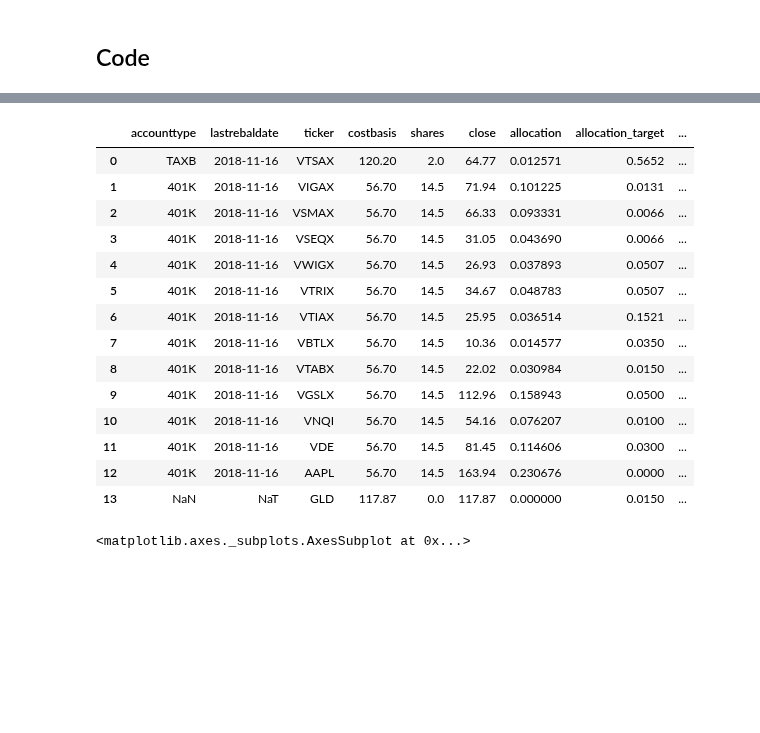
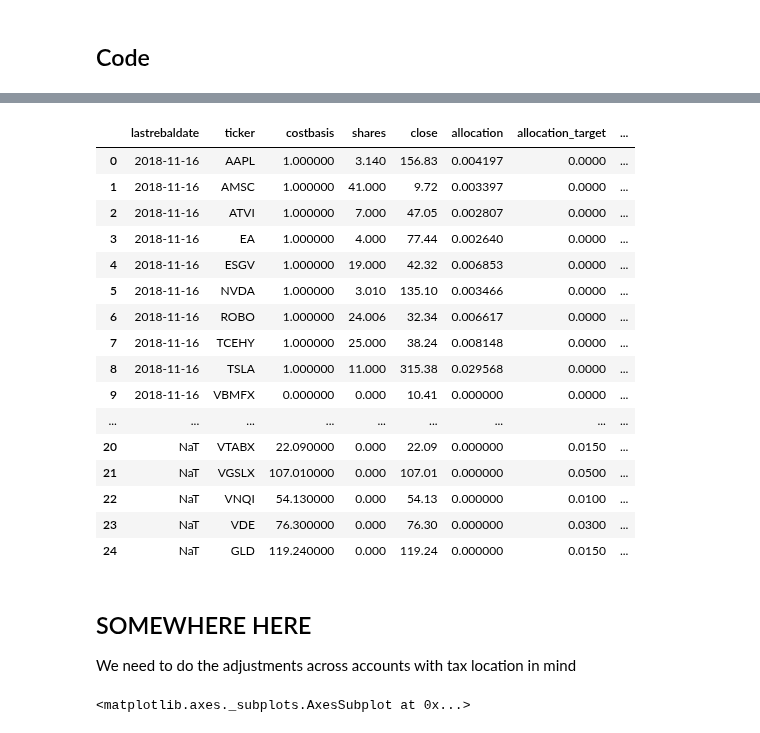
Before and after one commit to pogoetic/rebalance, a Jupyter notebook: portfolio_rebalance.ipynb, the cells around one changed output, grey strips where cells are left out. Drawn from its saved outputs; the diff is of its cells as text; code cells hidden in the pictures; blank space fills up the shorter version.

Commit message:
handle duplicate securities across multiple accounts

```diff
--- a/portfolio_rebalance.ipynb
+++ b/portfolio_rebalance.ipynb
@@ -52,7 +52,7 @@ from keys import tiingo_key
 now = datetime.datetime.now()
 # %%
 #Settings
-new_money_in = 10000
+new_money_in = 0
 #Set our rebalance threshold
 rebal_threshold = .05 #allowable allocation drift
 rebal_timeframe = 180 #in days
@@ -92,6 +97,9 @@ positions_c = [['TAXB','2018-11-16','VTSAX','2012-10-27',120.20,2],
 # %%
 #lookup table for account type abbreviations
 accounttypes = {'TAXB':'Taxable Brokerage', '401K':'401k', 'RIRA':'Roth-IRA', 'TIRA':'Traditional-IRA'}
+assetclasses = {'ST':'Equity Stocks', 'BD':'Bonds Fixed-Income', 'CS':'Cash and Commodities', 'RE':'Real-Estate', 'ALT':'Alternatives'}
+assettypes = {'SEC':'Individual Security', 'ETF':'Exchange Traded Fund', 'MF': 'Mutual Fund', 'IF':'Index Fund'}
+assetregion = {'D':'Domestic','I':'International'}
 
 #initialize target portfolio
 targetalloc = pd.DataFrame(columns = columns_t, data = positions_t)
@@ -104,6 +112,19 @@ start_port = pd.DataFrame(columns = columns_c, data = positions_c)
 start_port.lastrebaldate = pd.to_datetime(start_port.lastrebaldate)
 start_port.basisdate = pd.to_datetime(start_port.basisdate)
 
+#custom apply function
+def f(x):
+    d = {}
+    d['lastrebaldate'] = x['lastrebaldate'].max()
+    d['assetclass'] = x['assetclass'].max()
+    d['basisdate'] = x['basisdate'].min()
+    d['costbasis'] = (x['costbasis'] * x['shares']).sum()/(x['shares'].sum() or 1) #weighted avg
+    d['shares'] = x['shares'].sum()
+    return pd.Series(d, index=['lastrebaldate', 'assetclass', 'basisdate', 'costbasis', 'shares'])
+
+#aggregate by ticker to account for duplicate securities held in different accounts
+agg_port = start_port.groupby(['ticker']).apply(f)
+
 #Define list of distinct tickers we care about
 tickers = set(targetalloc.ticker.unique().tolist()+start_port.ticker.unique().tolist())
 # %%
@@ -133,11 +154,16 @@ ohlc = ohlc.to_frame(name='close')
 ohlc2=ohlc.reset_index(level=1, drop=True)
 # %%
 #concatenate target allocation and latest prices with our portfolio
-start_port_c = pd.merge(start_port, targetalloc, on ='ticker', how ='outer')
+start_port_c = pd.merge(agg_port, targetalloc, on ='ticker', how ='outer')
 final_port = pd.merge(start_port_c, ohlc2, left_on ='ticker', right_index = True, how = 'left')
 
 #set target to zero for tickers held but not present in our target allocation, set initial basisdate and costbasis for new securities entering the portfolio
-final_port.fillna(value = {'allocation_target':0.0,'shares':0.0,'basisdate':pd.to_datetime(now.strftime("%Y-%m-%d")),'costbasis':final_port.close},inplace = True)
+final_port.fillna(value = {'allocation_target':0.0,'shares':0.0,'basisdate':pd.to_datetime(now.strftime("%Y-%m-%d")),'costbasis':final_port.close,'assetclass_x':final_port.assetclass_y},inplace = True)
+final_port.drop(['assetclass_y'],axis=1,inplace=True)
+final_port.rename(columns={'assetclass_x':'assetclass'},inplace=True)
+
+#manual override for VMFXX which Tiingo can't find. Its a Vanguard money market account so price = $1
+final_port.loc[final_port.ticker=='VMFXX',['close']] = 1.0
 
 #calculate holding values and current allocation
 final_port['value'] = final_port.close * final_port.shares #calculate value as price x shares
@@ -258,25 +290,30 @@ final_port
 # %%
 #Assemble our final output
-display_port = final_port[['accounttype','lastrebaldate','ticker','costbasis','shares','close','allocation','allocation_target','execution_value_chg','execution_shares_chg','execution_shares','execution_value','execution_allocation']]
+display_port = final_port[['lastrebaldate','ticker','costbasis','shares','close','allocation','allocation_target','execution_value_chg','execution_shares_chg','execution_shares','execution_value','execution_allocation']]
 
 #To complete rebalancing investor should transact the shares in the 'execution_shares_chg' column in any order
 display_port
 # %% [output]
-|  | accounttype | lastrebaldate | ticker | costbasis | shares | close | allocation | allocation_target | ... |
-| 0 | TAXB | 2018-11-16 | VTSAX | 120.20 | 2.0 | 64.77 | 0.012571 | 0.5652 | ... |
-| 1 | 401K | 2018-11-16 | VIGAX | 56.70 | 14.5 | 71.94 | 0.101225 | 0.0131 | ... |
-| 2 | 401K | 2018-11-16 | VSMAX | 56.70 | 14.5 | 66.33 | 0.093331 | 0.0066 | ... |
-| 3 | 401K | 2018-11-16 | VSEQX | 56.70 | 14.5 | 31.05 | 0.043690 | 0.0066 | ... |
-| 4 | 401K | 2018-11-16 | VWIGX | 56.70 | 14.5 | 26.93 | 0.037893 | 0.0507 | ... |
-| 5 | 401K | 2018-11-16 | VTRIX | 56.70 | 14.5 | 34.67 | 0.048783 | 0.0507 | ... |
-| 6 | 401K | 2018-11-16 | VTIAX | 56.70 | 14.5 | 25.95 | 0.036514 | 0.1521 | ... |
-| 7 | 401K | 2018-11-16 | VBTLX | 56.70 | 14.5 | 10.36 | 0.014577 | 0.0350 | ... |
-| 8 | 401K | 2018-11-16 | VTABX | 56.70 | 14.5 | 22.02 | 0.030984 | 0.0150 | ... |
-| 9 | 401K | 2018-11-16 | VGSLX | 56.70 | 14.5 | 112.96 | 0.158943 | 0.0500 | ... |
-| 10 | 401K | 2018-11-16 | VNQI | 56.70 | 14.5 | 54.16 | 0.076207 | 0.0100 | ... |
-| 11 | 401K | 2018-11-16 | VDE | 56.70 | 14.5 | 81.45 | 0.114606 | 0.0300 | ... |
-| 12 | 401K | 2018-11-16 | AAPL | 56.70 | 14.5 | 163.94 | 0.230676 | 0.0000 | ... |
-| 13 | NaN | NaT | GLD | 117.87 | 0.0 | 117.87 | 0.000000 | 0.0150 | ... |
+|  | lastrebaldate | ticker | costbasis | shares | close | allocation | allocation_target | ... |
+| 0 | 2018-11-16 | AAPL | 1.000000 | 3.140 | 156.83 | 0.004197 | 0.0000 | ... |
+| 1 | 2018-11-16 | AMSC | 1.000000 | 41.000 | 9.72 | 0.003397 | 0.0000 | ... |
+| 2 | 2018-11-16 | ATVI | 1.000000 | 7.000 | 47.05 | 0.002807 | 0.0000 | ... |
+| 3 | 2018-11-16 | EA | 1.000000 | 4.000 | 77.44 | 0.002640 | 0.0000 | ... |
+| 4 | 2018-11-16 | ESGV | 1.000000 | 19.000 | 42.32 | 0.006853 | 0.0000 | ... |
+| 5 | 2018-11-16 | NVDA | 1.000000 | 3.010 | 135.10 | 0.003466 | 0.0000 | ... |
+| 6 | 2018-11-16 | ROBO | 1.000000 | 24.006 | 32.34 | 0.006617 | 0.0000 | ... |
+| 7 | 2018-11-16 | TCEHY | 1.000000 | 25.000 | 38.24 | 0.008148 | 0.0000 | ... |
+| 8 | 2018-11-16 | TSLA | 1.000000 | 11.000 | 315.38 | 0.029568 | 0.0000 | ... |
+| 9 | 2018-11-16 | VBMFX | 0.000000 | 0.000 | 10.41 | 0.000000 | 0.0000 | ... |
+| ... | ... | ... | ... | ... | ... | ... | ... | ... |
+| 20 | NaT | VTABX | 22.090000 | 0.000 | 22.09 | 0.000000 | 0.0150 | ... |
+| 21 | NaT | VGSLX | 107.010000 | 0.000 | 107.01 | 0.000000 | 0.0500 | ... |
+| 22 | NaT | VNQI | 54.130000 | 0.000 | 54.13 | 0.000000 | 0.0100 | ... |
+| 23 | NaT | VDE | 76.300000 | 0.000 | 76.30 | 0.000000 | 0.0300 | ... |
+| 24 | NaT | GLD | 119.240000 | 0.000 | 119.24 | 0.000000 | 0.0150 | ... |
+# %% [markdown]
+## SOMEWHERE HERE
+We need to do the adjustments across accounts with tax location in mind
 # %%
 #Lets add a bar chart here to show the new allocation vs. the target allocation and vs. the original portfolio
 graph_port = display_port[['ticker','allocation','allocation_target','execution_allocation']].copy()
```
Also changed, not shown: parts of 6 cells of this notebook.
